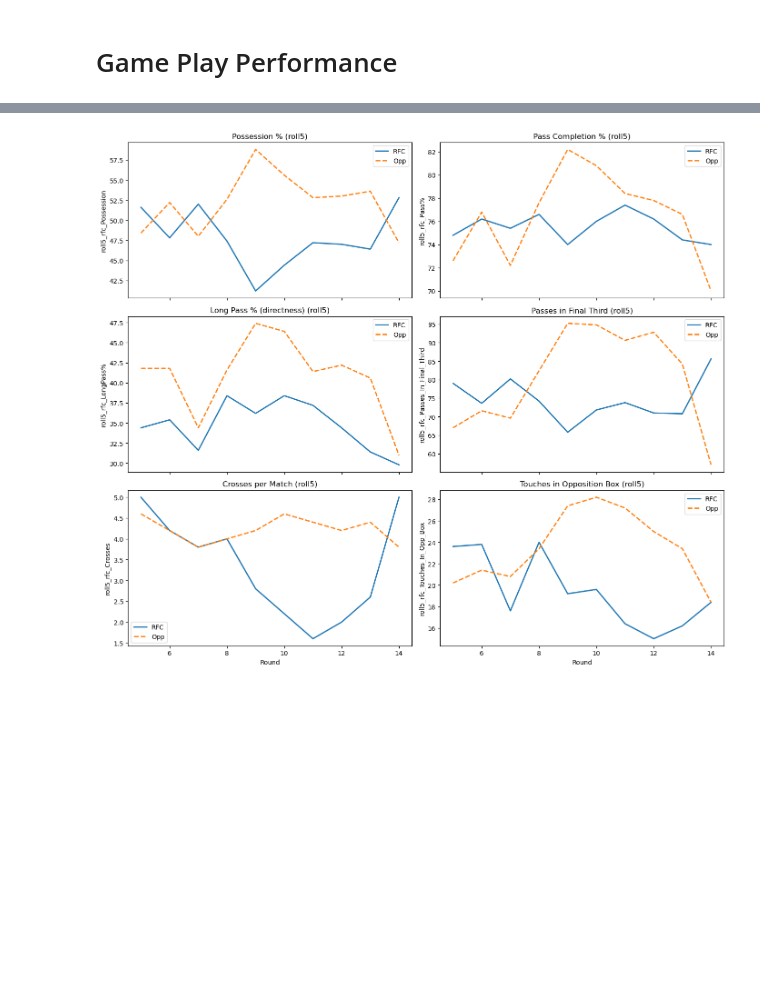
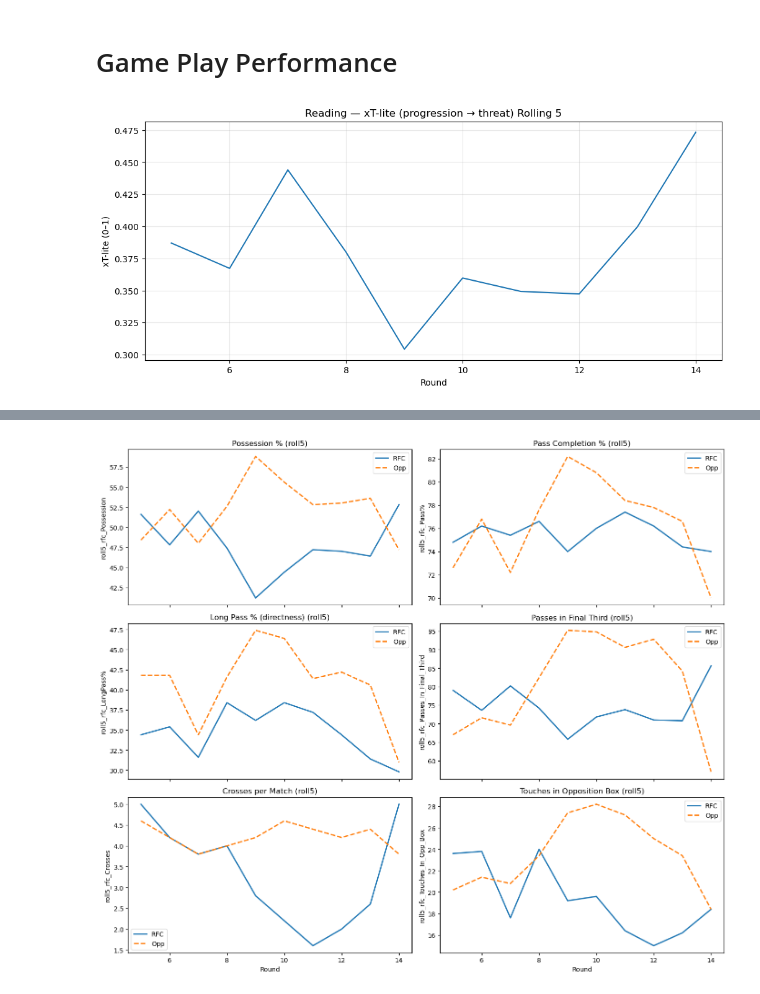
Before and after one commit to abryantgithub/Football_Analysis, a Jupyter notebook: notebooks/Season Analysis/1/1/1_Progress.ipynb, the cells around one changed output, grey strips where cells are left out. Cells and saved outputs as stored; diff of their text form; code cells hidden in the pictures; blank space fills up the shorter version.

Commit message:
Adding Season Progress Analysis

```diff
--- a/notebooks/Season Analysis/1/1/1_Progress.ipynb
+++ b/notebooks/Season Analysis/1/1/1_Progress.ipynb
@@ -528,0 +616,37 @@ plt.show()
+# %%
+# =======================================================================
+# 1) xThreat / Progressive Passes Index (xT-lite)
+#    (coordinate-free proxy using final-third entries & box touches)
+# =======================================================================
+# Progressive proxy = passes completed into final third
+df['rfc_Progressions'] = df['rfc_Passes_In_Final_Third']
+df['opp_Progressions'] = df['opp_Passes_In_Final_Third']
+
+# xT-lite = weighted, normalized combination of progression -> box touch -> xG yield
+df['rfc_xG_per_progression'] = safe_div(df['rfc_xG'], df['rfc_Progressions'])
+df['rfc_xG_per_boxtouch']   = safe_div(df['rfc_xG'], df['rfc_Touches_In_Opp_Box'])
+
+# scale to 0–1 within season for comparability
+def minmax(series):
+    s = series.astype(float)
+    mn, mx = np.nanmin(s), np.nanmax(s)
+    if not np.isfinite(mn) or not np.isfinite(mx) or mx==mn:
+        return pd.Series(np.zeros(len(s)), index=series.index)
+    return (s - mn) / (mx - mn)
+
+df['xTlite'] = (
+    0.4 * minmax(df['rfc_Progressions']) +
+    0.3 * minmax(df['rfc_Touches_In_Opp_Box']) +
+    0.3 * minmax(df['rfc_xG_per_progression'])
+)
+
+df['roll_xTlite'] = df['xTlite'].rolling(W).mean()
+
+plt.figure(figsize=(12,5))
+sns.lineplot(data=df, x='Round', y='roll_xTlite')
+plt.title(f"Reading — xT-lite (progression → threat) Rolling {W}")
+plt.ylabel("xT-lite (0–1)")
+plt.grid(alpha=0.3)
+plt.show()
+# %% [output]
+[figure, added]
```
Also changed, not shown: parts of 15 cells of this notebook.
